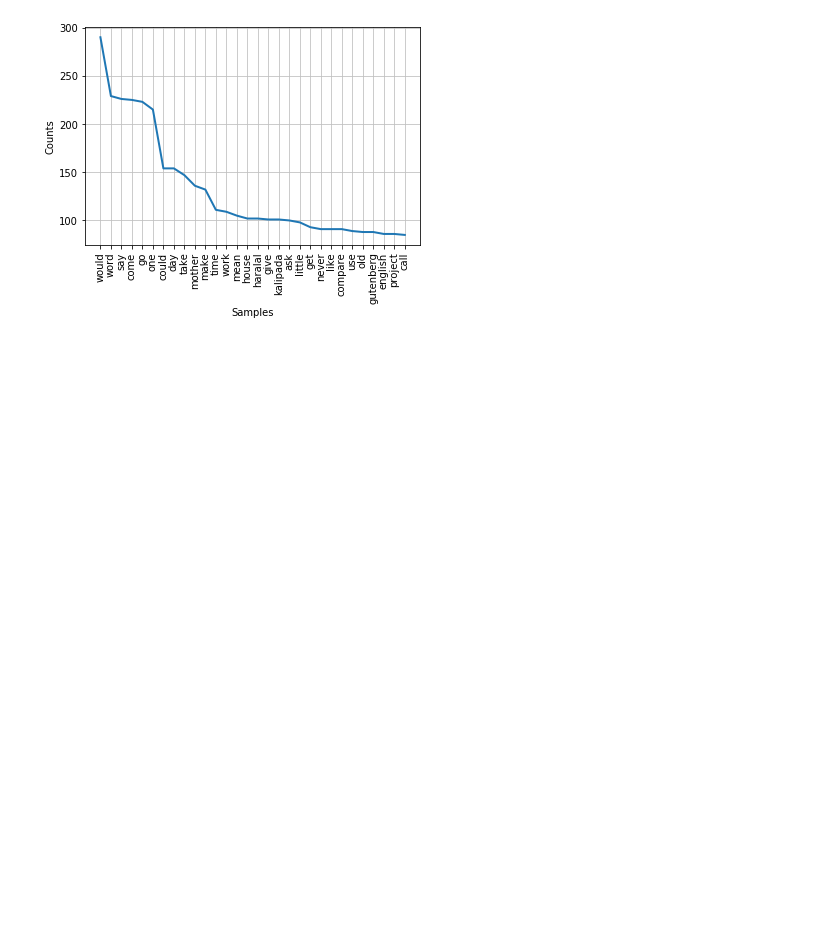
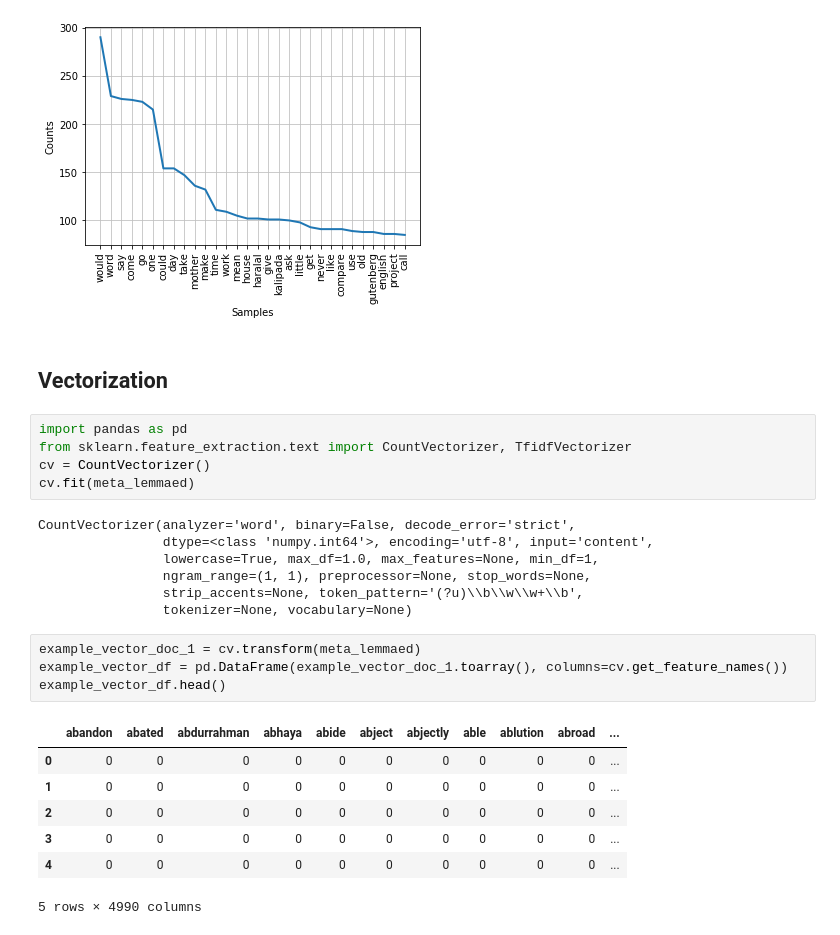
Before and after one commit to smw150430/project_gutenberg, a Jupyter notebook: Stories_From_Tagore.ipynb, the cells around one changed output. Cells and saved outputs as stored; diff of their text form; blank space fills up the shorter version.

Commit message:
beginning vectorization

```diff
--- a/Stories_From_Tagore.ipynb
+++ b/Stories_From_Tagore.ipynb
@@ -205,3 +205,29 @@ meta_freqdist.most_common(50)
 meta_freqdist.plot(30, cumulative=False);
 # %% [output]
 [figure]
+# %% [markdown]
+## Vectorization
+# %%
+import pandas as pd
+from sklearn.feature_extraction.text import CountVectorizer, TfidfVectorizer
+cv = CountVectorizer()
+cv.fit(meta_lemmaed)
+# %% [output]
+CountVectorizer(analyzer='word', binary=False, decode_error='strict',
+                dtype=<class 'numpy.int64'>, encoding='utf-8', input='content',
+                lowercase=True, max_df=1.0, max_features=None, min_df=1,
+                ngram_range=(1, 1), preprocessor=None, stop_words=None,
+                strip_accents=None, token_pattern='(?u)\\b\\w\\w+\\b',
+                tokenizer=None, vocabulary=None)
+# %%
+example_vector_doc_1 = cv.transform(meta_lemmaed)
+example_vector_df = pd.DataFrame(example_vector_doc_1.toarray(), columns=cv.get_feature_names())
+example_vector_df.head()
+# %% [output]
+|  | abandon | abated | abdurrahman | abhaya | abide | abject | abjectly | able | ablution | abroad | ... |
+| 0 | 0 | 0 | 0 | 0 | 0 | 0 | 0 | 0 | 0 | 0 | ... |
+| 1 | 0 | 0 | 0 | 0 | 0 | 0 | 0 | 0 | 0 | 0 | ... |
+| 2 | 0 | 0 | 0 | 0 | 0 | 0 | 0 | 0 | 0 | 0 | ... |
+| 3 | 0 | 0 | 0 | 0 | 0 | 0 | 0 | 0 | 0 | 0 | ... |
+| 4 | 0 | 0 | 0 | 0 | 0 | 0 | 0 | 0 | 0 | 0 | ... |
+5 rows × 4990 columns
```
